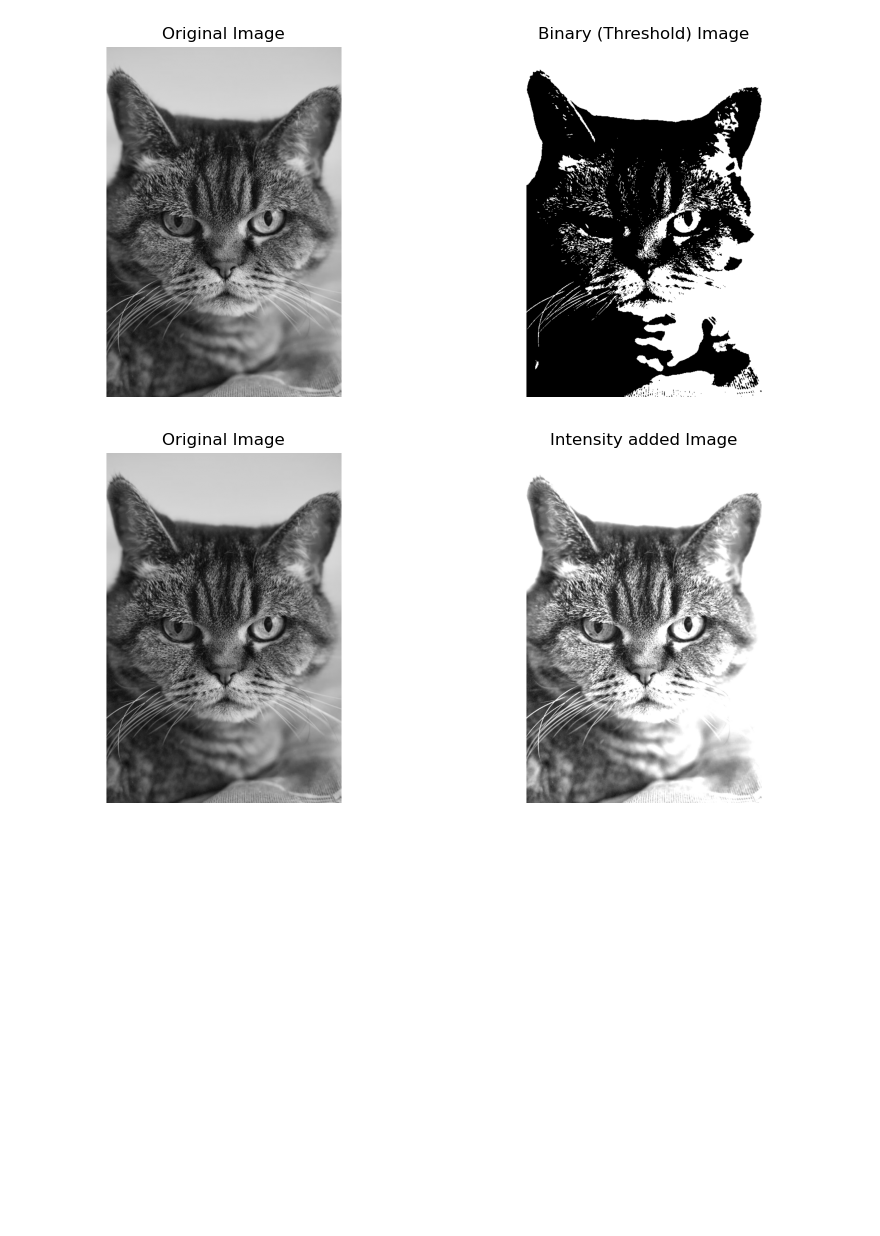
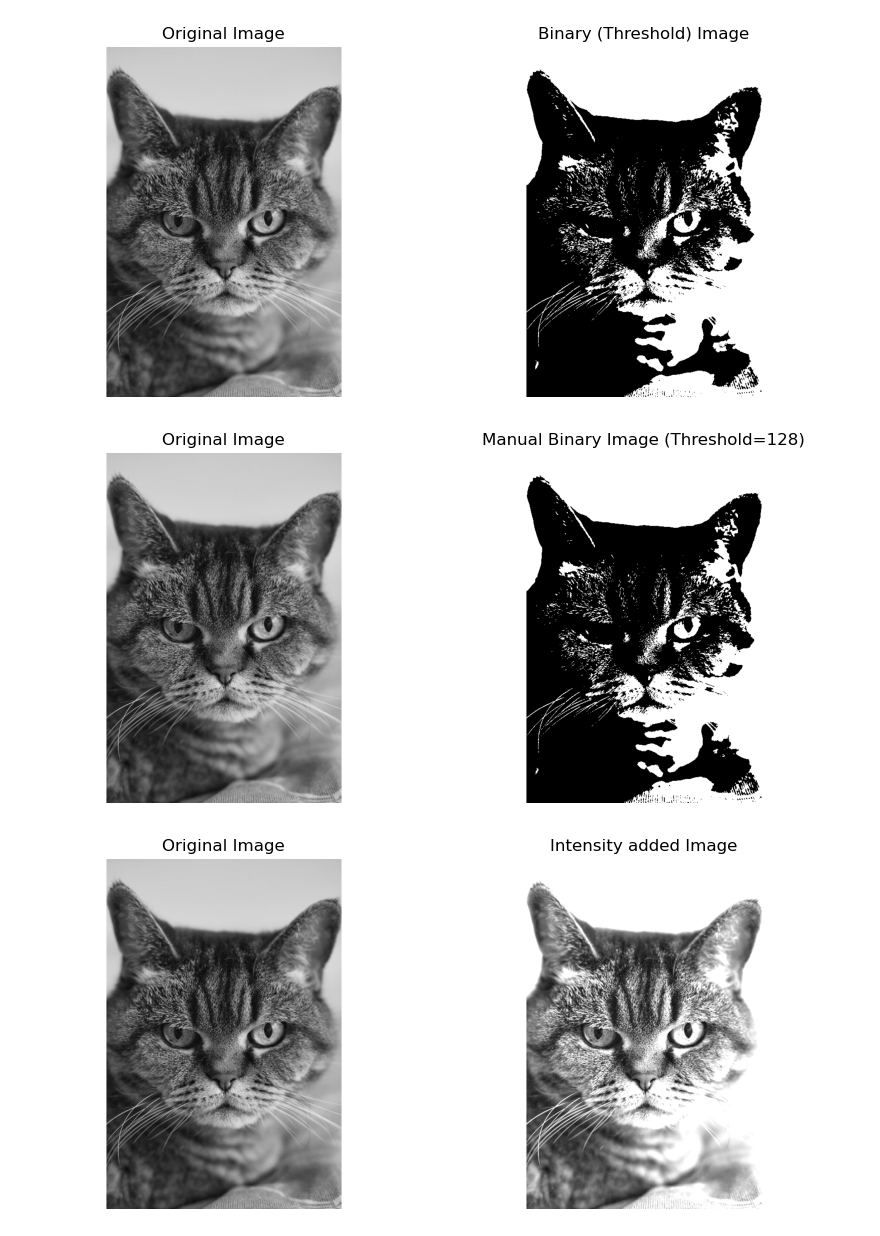
Before and after one commit to mdshiblinoman/Digital-Image-Processing-Lab, a Jupyter notebook: intensity_trasformation.ipynb, the cells around one changed output. Saved outputs shown, nothing was run; the diff lists cells and outputs as text; code cells hidden in the pictures; blank space fills up the shorter version.

```diff
--- a/intensity_trasformation.ipynb
+++ b/intensity_trasformation.ipynb
@@ -41,6 +59,17 @@ Ib = cv2.threshold(I, 0, 255, cv2.THRESH_BINARY | cv2.THRESH_OTSU)[1]
 show_pair(I, Ib, "Original Image", "Binary (Threshold) Image", left_gray=True, right_gray=True)
 # %% [output]
 [figure]
+# %%
+# Manually Implement Image Thresholding
+def manual_threshold(image, threshold):
+    binary_image = np.zeros_like(image, dtype=np.uint8)
+    binary_image[image > threshold] = 255
+    return binary_image
+threshold_value = 128  # Example threshold value
+Ib_manual = manual_threshold(I, threshold_value)
+show_pair(I, Ib_manual, "Original Image", f"Manual Binary Image (Threshold={threshold_value})", left_gray=True, right_gray=True)
+# %% [output]
+[figure, added]
 # %%
 # Adding intensity levels
 Id1 = cv2.add(I, 100)
```
Also changed, not shown: parts of 6 cells of this notebook, 1 other file.
